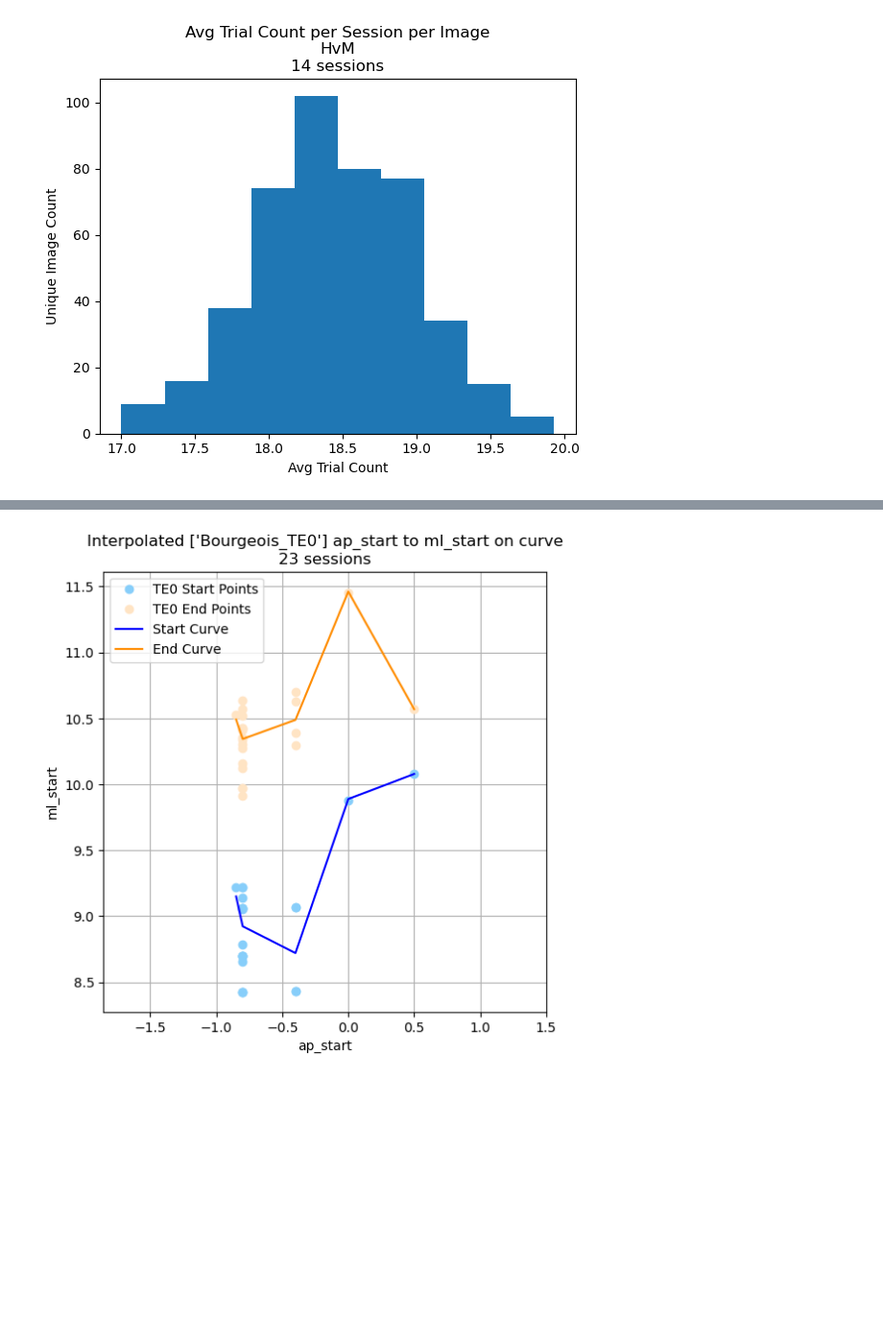
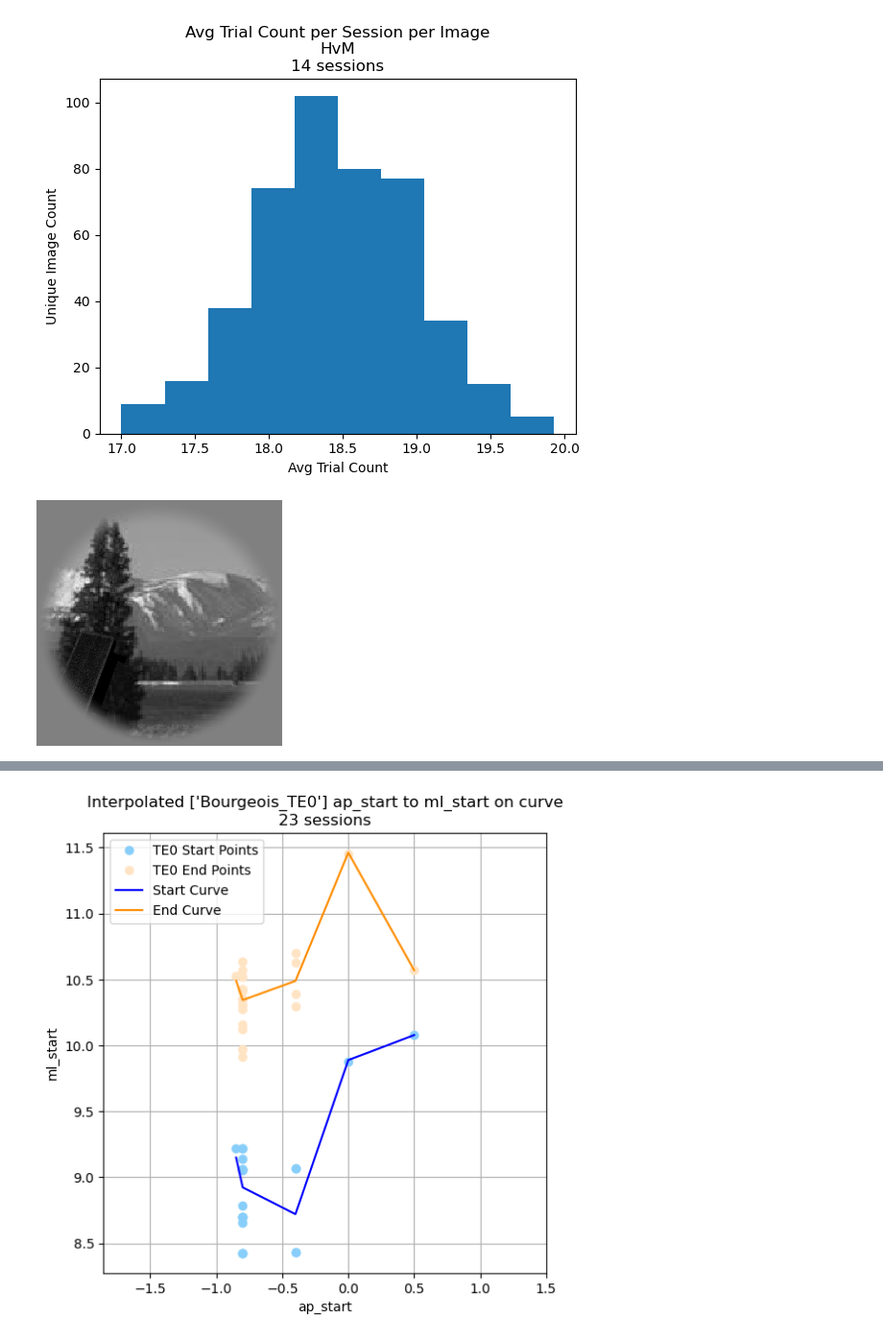
Before and after one commit to parsa2010/marm-data-analysis, a Jupyter notebook: analysis_notebook.ipynb, the cells around one changed output, grey strips where cells are left out. Shown at 96% size. Cells and saved outputs as stored; diff of their text form; code cells hidden in the pictures; blank space fills up the shorter version.

```diff
--- a/analysis_notebook.ipynb
+++ b/analysis_notebook.ipynb
@@ -793,0 +866,30 @@ plt.show()
+# %%
+# Create mapping of stored images to displayed_images
+displayed_to_stored = {}
+for category, stored_files in marm_hvm_stored.items():
+    # Get display folder corresponding to category
+    display_folder = [fname for fname in marm_hvm_displayed.keys()
+                      if category in fname][0]
+
+    # Get indices, files for display folder (match category)
+    indices = displayed_to_stored_indices[display_folder]
+    displayed_files = marm_hvm_displayed[display_folder]
+
+    # Do mapping
+    for i, stored_idx in enumerate(indices):
+        # Get displayed file based on index
+        displayed_file = [f for f in displayed_files
+                          if f.endswith(f'index{i}.png')][0]
+        displayed_path = os.path.join(marm_hvm_displayed_folder,
+                                      display_folder,
+                                      displayed_file)
+
+        # Get stored file based on stored_idx
+        stored_path = os.path.join(marm_hvm_folder,
+                                   category,
+                                   stored_files[stored_idx])
+
+        if displayed_path in displayed_to_stored.keys():
+            print(displayed_path)
+
+        displayed_to_stored[displayed_path] = stored_path
@@ -793,0 +1074,9 @@ plt.show()
+# %%
+# Check crop
+idx = np.random.randint(len(displayed_to_stored))
+displayed = list(displayed_to_stored.items())[idx][0]
+stored = list(displayed_to_stored.items())[idx][1]
+
+Image.open(stored)
+# %% [output]
+[figure, added]
```
Also changed, not shown: parts of 44 cells of this notebook.
